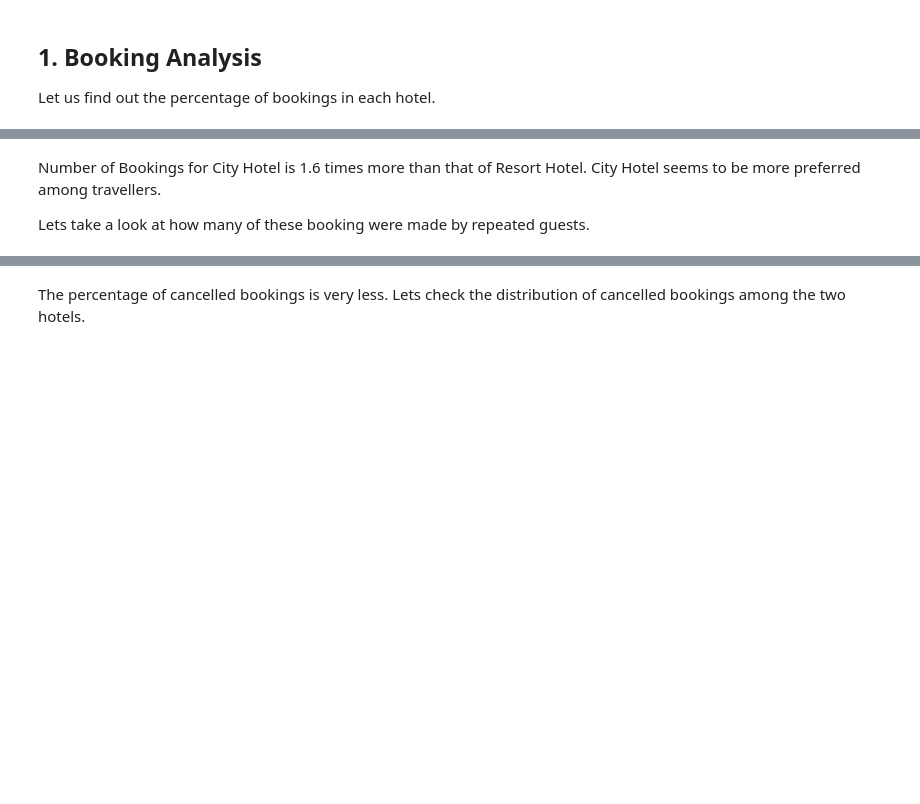
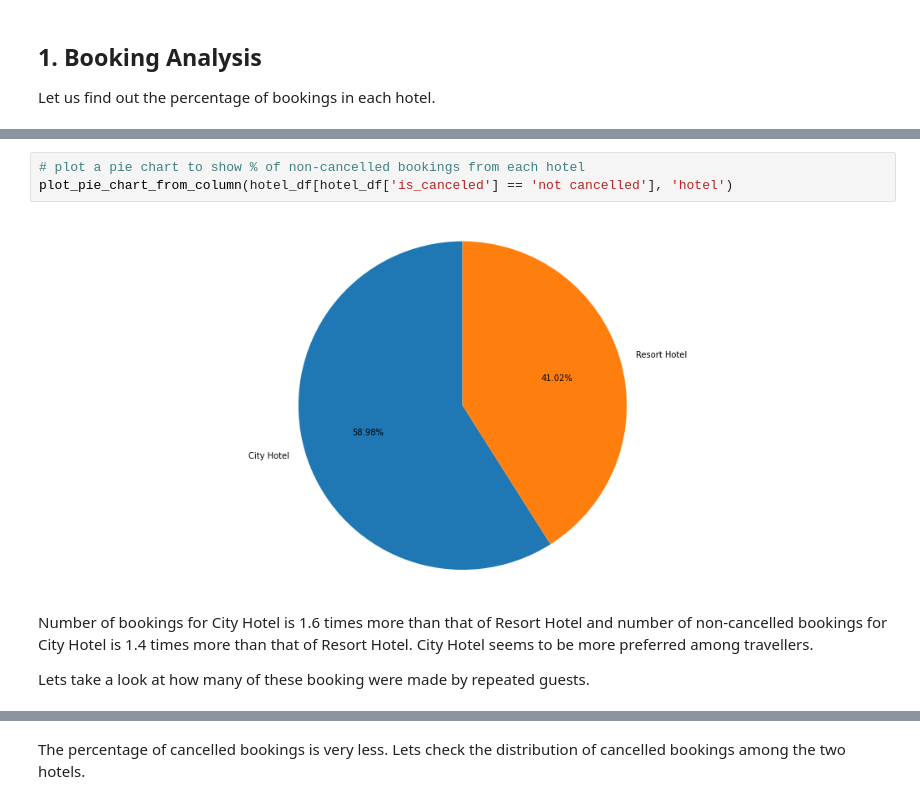
Before and after one commit to connect-midhunr/eda-hotel-booking, a Jupyter notebook: EDA_Hotel_Booking_Analysis_Capstone_Project.ipynb, the cells around one changed output, grey strips where cells are left out. Drawn from its saved outputs; the diff is of its cells as text; blank space fills up the shorter version.

```diff
--- a/EDA_Hotel_Booking_Analysis_Capstone_Project.ipynb
+++ b/EDA_Hotel_Booking_Analysis_Capstone_Project.ipynb
@@ -432,5 +437,10 @@ plot_pie_chart_from_column(hotel_df, 'hotel')
+# %%
+# plot a pie chart to show % of non-cancelled bookings from each hotel
+plot_pie_chart_from_column(hotel_df[hotel_df['is_canceled'] == 'not cancelled'], 'hotel')
+# %% [output]
+[figure, added]
 # %% [markdown]
-Number of Bookings for City Hotel is 1.6 times more than that of Resort Hotel. City Hotel seems to be more preferred among travellers.
+Number of bookings for City Hotel is 1.6 times more than that of Resort Hotel and number of non-cancelled bookings for City Hotel is 1.4 times more than that of Resort Hotel. City Hotel seems to be more preferred among travellers.
 
 Lets take a look at how many of these booking were made by repeated guests.
 # %%
```
Also changed, not shown: parts of 20 cells of this notebook.
